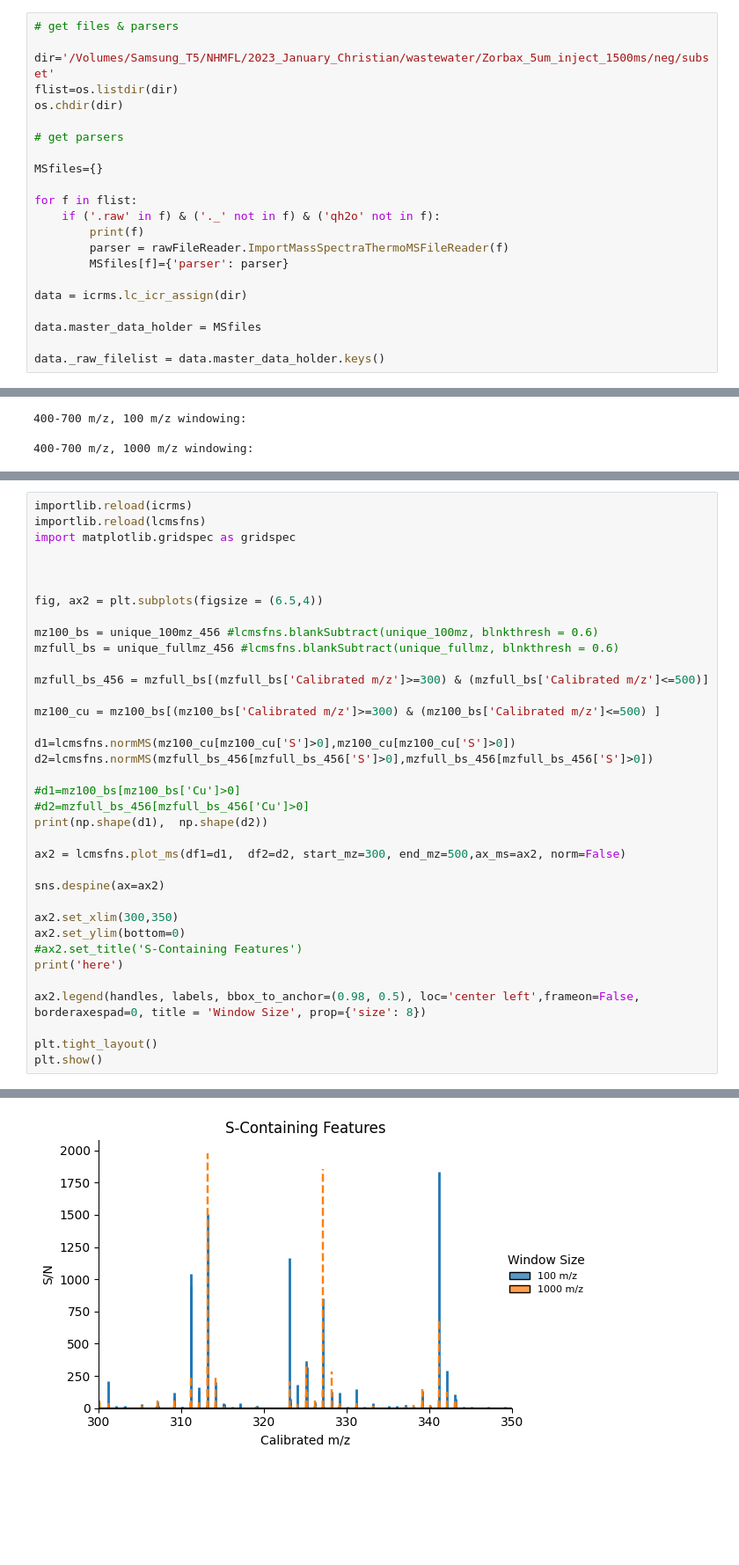
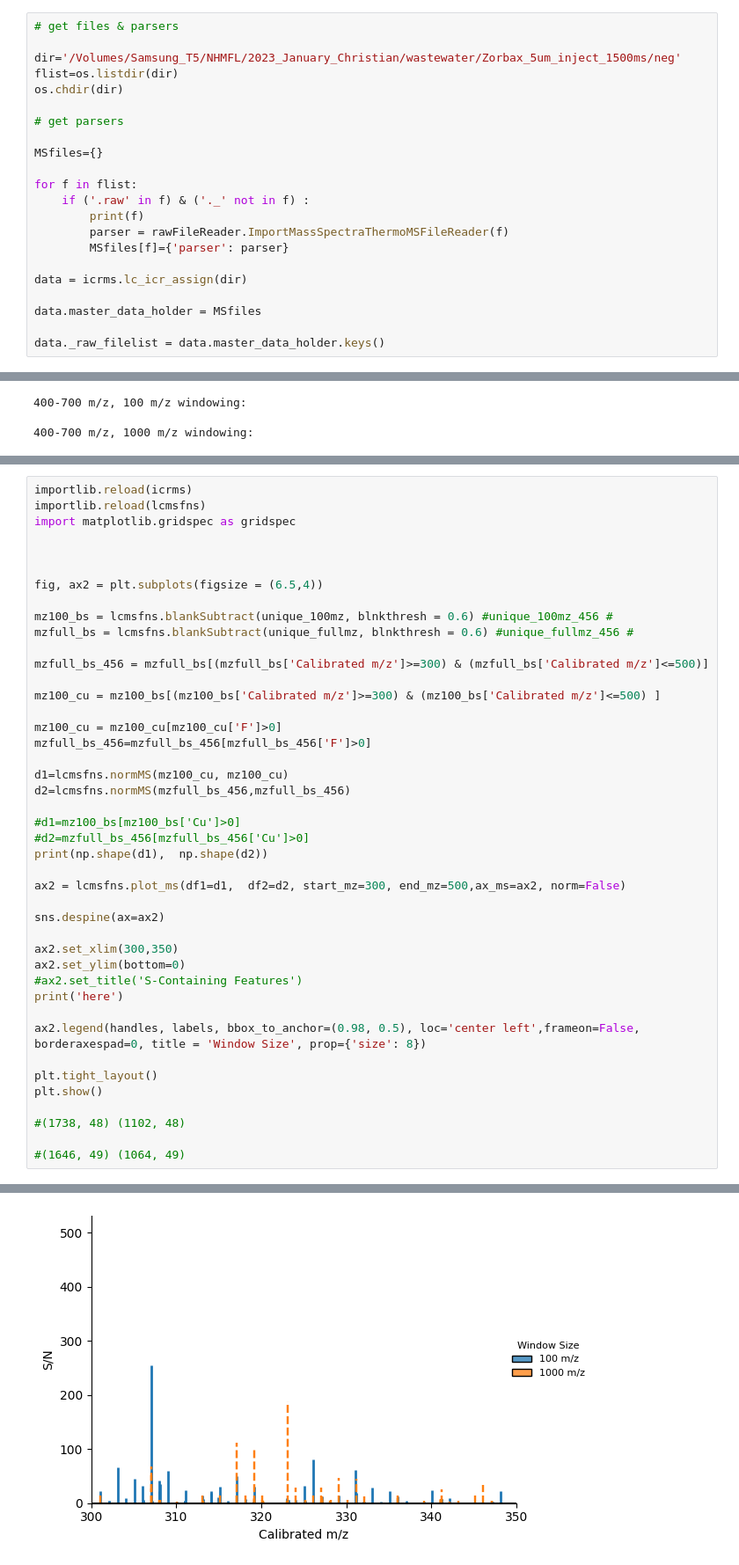
Before and after one commit to rboiteau/CoreMS, a Jupyter notebook: LC-21T-neg.ipynb, the cells around one changed output, grey strips where cells are left out. Shown at 88% size. Cells and saved outputs as stored; diff of their text form; blank space fills up the shorter version.

```diff
--- a/LC-21T-neg.ipynb
+++ b/LC-21T-neg.ipynb
@@ -41,7 +44,7 @@ import importlib
 # %%
 # get files & parsers
 
-dir='/Volumes/Samsung_T5/NHMFL/2023_January_Christian/wastewater/Zorbax_5um_inject_1500ms/neg/subset'
+dir='/Volumes/Samsung_T5/NHMFL/2023_January_Christian/wastewater/Zorbax_5um_inject_1500ms/neg'
 flist=os.listdir(dir)
 os.chdir(dir)
 
@@ -50,7 +53,7 @@ os.chdir(dir)
 MSfiles={}
 
 for f in flist:
-    if ('.raw' in f) & ('._' not in f) & ('qh2o' not in f):
+    if ('.raw' in f) & ('._' not in f) :
         print(f)
         parser = rawFileReader.ImportMassSpectraThermoMSFileReader(f)
         MSfiles[f]={'parser': parser}
@@ -691,15 +891,18 @@ import matplotlib.gridspec as gridspec
 
 fig, ax2 = plt.subplots(figsize = (6.5,4))
 
-mz100_bs = unique_100mz_456 #lcmsfns.blankSubtract(unique_100mz, blnkthresh = 0.6)
-mzfull_bs = unique_fullmz_456 #lcmsfns.blankSubtract(unique_fullmz, blnkthresh = 0.6)
+mz100_bs = lcmsfns.blankSubtract(unique_100mz, blnkthresh = 0.6) #unique_100mz_456 #
+mzfull_bs = lcmsfns.blankSubtract(unique_fullmz, blnkthresh = 0.6) #unique_fullmz_456 #
 
 mzfull_bs_456 = mzfull_bs[(mzfull_bs['Calibrated m/z']>=300) & (mzfull_bs['Calibrated m/z']<=500)]
 
 mz100_cu = mz100_bs[(mz100_bs['Calibrated m/z']>=300) & (mz100_bs['Calibrated m/z']<=500) ]
 
-d1=lcmsfns.normMS(mz100_cu[mz100_cu['S']>0],mz100_cu[mz100_cu['S']>0])
-d2=lcmsfns.normMS(mzfull_bs_456[mzfull_bs_456['S']>0],mzfull_bs_456[mzfull_bs_456['S']>0])
+mz100_cu = mz100_cu[mz100_cu['F']>0]
+mzfull_bs_456=mzfull_bs_456[mzfull_bs_456['F']>0]
+
+d1=lcmsfns.normMS(mz100_cu, mz100_cu)
+d2=lcmsfns.normMS(mzfull_bs_456,mzfull_bs_456)
 
 #d1=mz100_bs[mz100_bs['Cu']>0]
 #d2=mzfull_bs_456[mzfull_bs_456['Cu']>0]
@@ -718,5 +921,9 @@ ax2.legend(handles, labels, bbox_to_anchor=(0.98, 0.5), loc='center left',frameo
 
 plt.tight_layout()
 plt.show()
+
+#(1738, 48) (1102, 48)
+
+#(1646, 49) (1064, 49)
 # %% [output]
 No artists with labels found to put in legend.  Note that artists whose label start with an underscore are ignored when legend() is called with no argument.
@@ -724,2 +931,2 @@ No artists with labels found to put in legend.  Note that artists whose label st
 here
-[figure, old version]
+[figure, new version]
```
Also changed, not shown: parts of 23 cells of this notebook, 2 other files.
